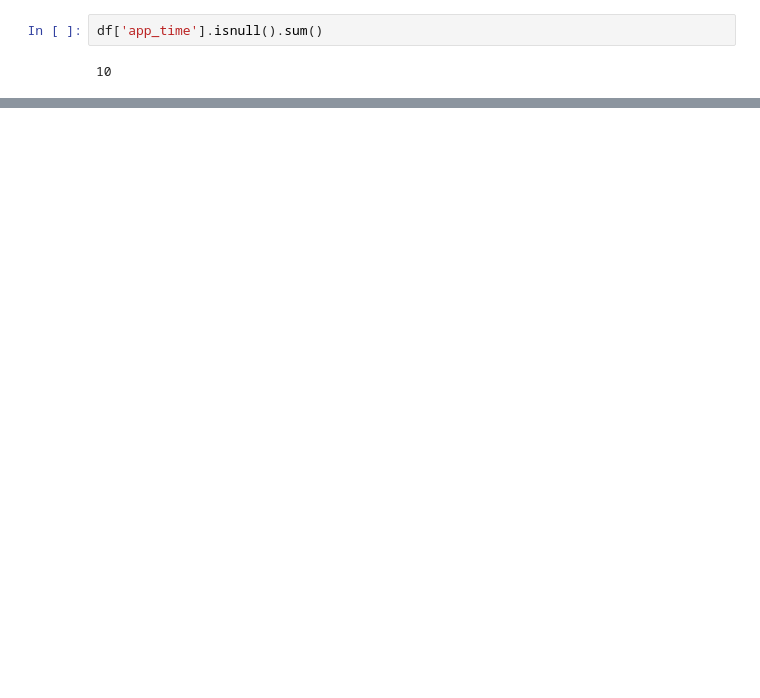
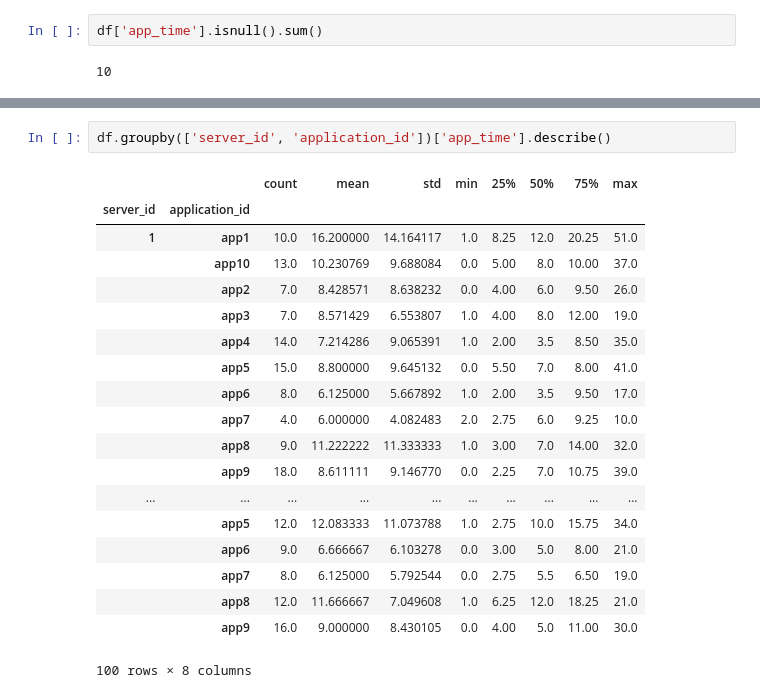
Before and after one commit to val-exp/ThinkOpen_Trial, a Jupyter notebook: Compitino.ipynb, the cells around one changed output, grey strips where cells are left out. Saved outputs shown, nothing was run; the diff lists cells and outputs as text; blank space fills up the shorter version.

```diff
--- a/Compitino.ipynb
+++ b/Compitino.ipynb
@@ -119,0 +119,22 @@ df['application_id'].groupby(df['server_id']).describe()
+# %%
+df.groupby(['server_id', 'application_id'])['app_time'].describe()
+# %% [output]
+|  |  | count | mean | std | min | 25% | 50% | 75% | max |
+| server_id | application_id |  |  |  |  |  |  |  |  |
+| 1 | app1 | 10.0 | 16.200000 | 14.164117 | 1.0 | 8.25 | 12.0 | 20.25 | 51.0 |
+|  | app10 | 13.0 | 10.230769 | 9.688084 | 0.0 | 5.00 | 8.0 | 10.00 | 37.0 |
+|  | app2 | 7.0 | 8.428571 | 8.638232 | 0.0 | 4.00 | 6.0 | 9.50 | 26.0 |
+|  | app3 | 7.0 | 8.571429 | 6.553807 | 1.0 | 4.00 | 8.0 | 12.00 | 19.0 |
+|  | app4 | 14.0 | 7.214286 | 9.065391 | 1.0 | 2.00 | 3.5 | 8.50 | 35.0 |
+|  | app5 | 15.0 | 8.800000 | 9.645132 | 0.0 | 5.50 | 7.0 | 8.00 | 41.0 |
+|  | app6 | 8.0 | 6.125000 | 5.667892 | 1.0 | 2.00 | 3.5 | 9.50 | 17.0 |
+|  | app7 | 4.0 | 6.000000 | 4.082483 | 2.0 | 2.75 | 6.0 | 9.25 | 10.0 |
+|  | app8 | 9.0 | 11.222222 | 11.333333 | 1.0 | 3.00 | 7.0 | 14.00 | 32.0 |
+|  | app9 | 18.0 | 8.611111 | 9.146770 | 0.0 | 2.25 | 7.0 | 10.75 | 39.0 |
+| ... | ... | ... | ... | ... | ... | ... | ... | ... | ... |
+|  | app5 | 12.0 | 12.083333 | 11.073788 | 1.0 | 2.75 | 10.0 | 15.75 | 34.0 |
+|  | app6 | 9.0 | 6.666667 | 6.103278 | 0.0 | 3.00 | 5.0 | 8.00 | 21.0 |
+|  | app7 | 8.0 | 6.125000 | 5.792544 | 0.0 | 2.75 | 5.5 | 6.50 | 19.0 |
+|  | app8 | 12.0 | 11.666667 | 7.049608 | 1.0 | 6.25 | 12.0 | 18.25 | 21.0 |
+|  | app9 | 16.0 | 9.000000 | 8.430105 | 0.0 | 4.00 | 5.0 | 11.00 | 30.0 |
+100 rows × 8 columns
```
Also changed, not shown: parts of 7 cells of this notebook, 1 other file.
